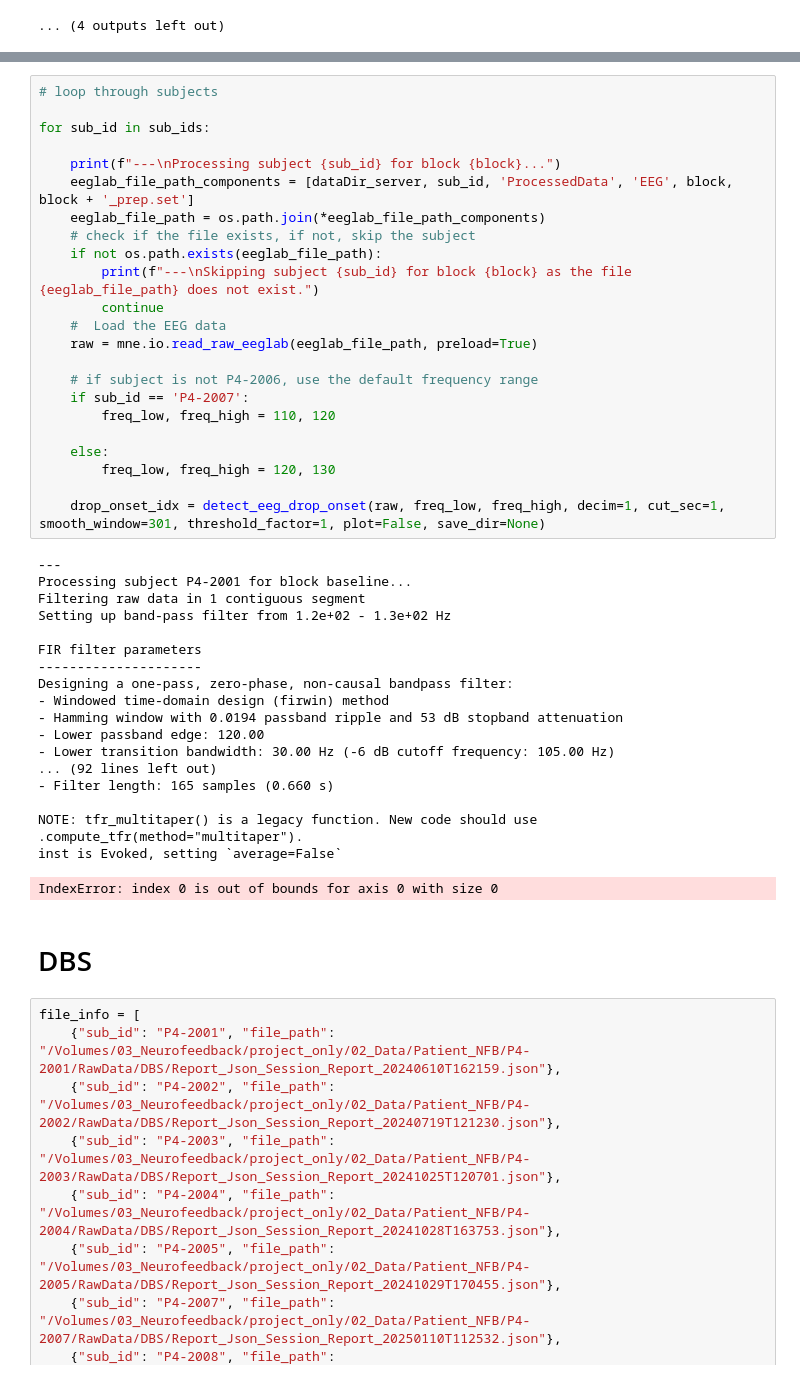
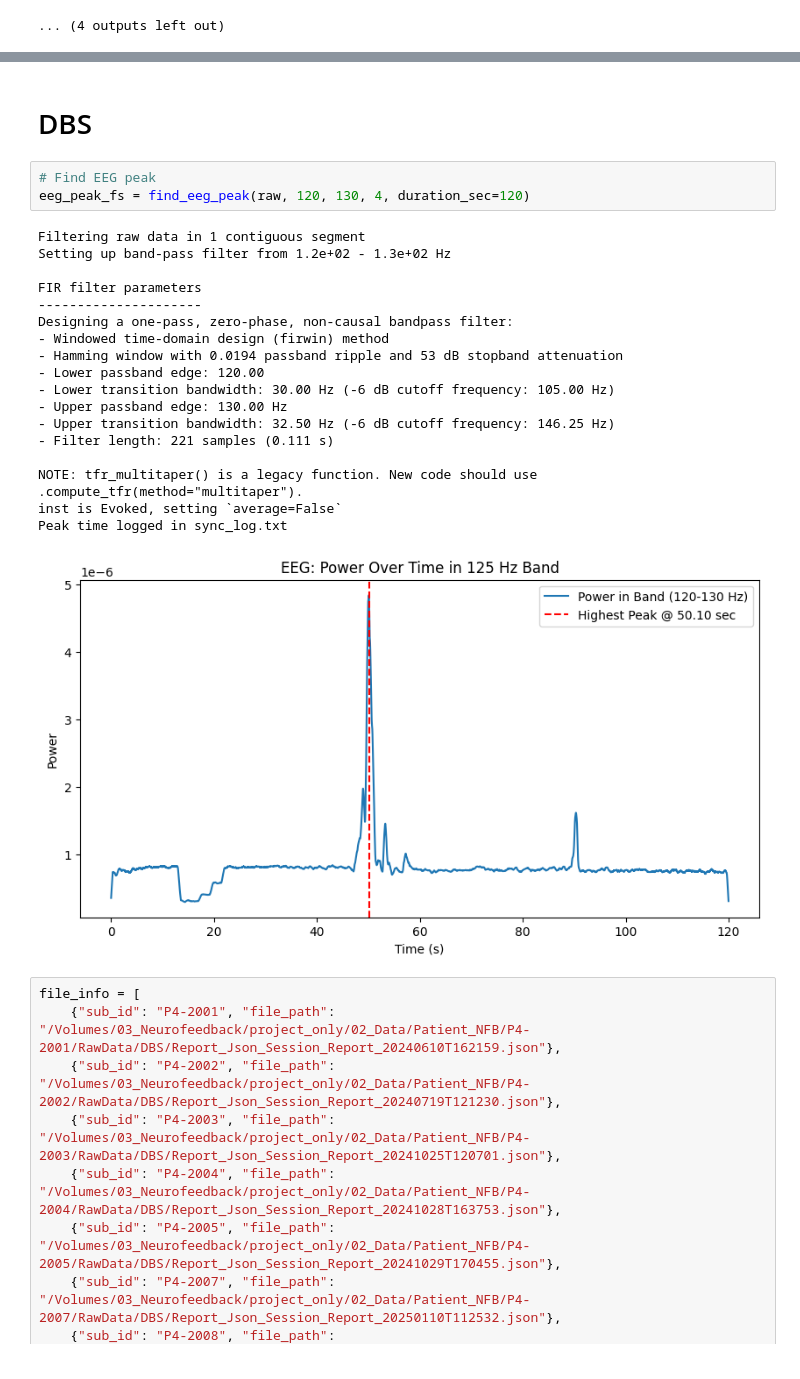
Before and after one commit to lenasalz/dbs-eeg-sync, a Jupyter notebook: notebooks/check_eeg_data.ipynb, the cells around one changed output, grey strips where cells are left out. Saved outputs shown, nothing was run; the diff lists cells and outputs as text.

Commit message:
new and adapted notebooks to check sync methods and detection

```diff
--- a/notebooks/check_eeg_data.ipynb
+++ b/notebooks/check_eeg_data.ipynb
@@ -246,47 +154,27 @@ def detect_eeg_drop_onset(raw_eeg, freq_low, freq_high, decim=1, cut_sec=1, smoo
-# %%
-# loop through subjects
-
-for sub_id in sub_ids:
-
-    print(f"---\nProcessing subject {sub_id} for block {block}...")
-    eeglab_file_path_components = [dataDir_server, sub_id, 'ProcessedData', 'EEG', block, block + '_prep.set']
-    eeglab_file_path = os.path.join(*eeglab_file_path_components)
-    # check if the file exists, if not, skip the subject
-    if not os.path.exists(eeglab_file_path):
-        print(f"---\nSkipping subject {sub_id} for block {block} as the file {eeglab_file_path} does not exist.")
-        continue
-    #  Load the EEG data
-    raw = mne.io.read_raw_eeglab(eeglab_file_path, preload=True)
-
-    # if subject is not P4-2006, use the default frequency range
-    if sub_id == 'P4-2007':
-        freq_low, freq_high = 110, 120
-
-    else:
-        freq_low, freq_high = 120, 130
-
-    drop_onset_idx = detect_eeg_drop_onset(raw, freq_low, freq_high, decim=1, cut_sec=1, smooth_window=301, threshold_factor=1, plot=False, save_dir=None)
-# %% [output]
----
-Processing subject P4-2001 for block baseline...
-Filtering raw data in 1 contiguous segment
-Setting up band-pass filter from 1.2e+02 - 1.3e+02 Hz
-
-FIR filter parameters
----------------------
-Designing a one-pass, zero-phase, non-causal bandpass filter:
-- Windowed time-domain design (firwin) method
-- Hamming window with 0.0194 passband ripple and 53 dB stopband attenuation
-- Lower passband edge: 120.00
-- Lower transition bandwidth: 30.00 Hz (-6 dB cutoff frequency: 105.00 Hz)
-... (92 lines left out)
-- Filter length: 165 samples (0.660 s)
-
-NOTE: tfr_multitaper() is a legacy function. New code should use .compute_tfr(method="multitaper").
-inst is Evoked, setting `average=False`
-IndexError: index 0 is out of bounds for axis 0 with size 0
 # %% [markdown]
 # DBS
+# %%
+# Find EEG peak
+eeg_peak_fs = find_eeg_peak(raw, 120, 130, 4, duration_sec=120)
+# %% [output]
+Filtering raw data in 1 contiguous segment
+Setting up band-pass filter from 1.2e+02 - 1.3e+02 Hz
+
+FIR filter parameters
+---------------------
+Designing a one-pass, zero-phase, non-causal bandpass filter:
+- Windowed time-domain design (firwin) method
+- Hamming window with 0.0194 passband ripple and 53 dB stopband attenuation
+- Lower passband edge: 120.00
+- Lower transition bandwidth: 30.00 Hz (-6 dB cutoff frequency: 105.00 Hz)
+- Upper passband edge: 130.00 Hz
+- Upper transition bandwidth: 32.50 Hz (-6 dB cutoff frequency: 146.25 Hz)
+- Filter length: 221 samples (0.111 s)
+
+NOTE: tfr_multitaper() is a legacy function. New code should use .compute_tfr(method="multitaper").
+inst is Evoked, setting `average=False`
+Peak time logged in sync_log.txt
+[figure, added]
 # %%
 file_info = [
     {"sub_id": "P4-2001", "file_path": "/Volumes/03_Neurofeedback/project_only/02_Data/Patient_NFB/P4-2001/RawData/DBS/Report_Json_Session_Report_20240610T162159.json"},
```
Also changed, not shown: parts of 2 cells of this notebook, 1 other file.
